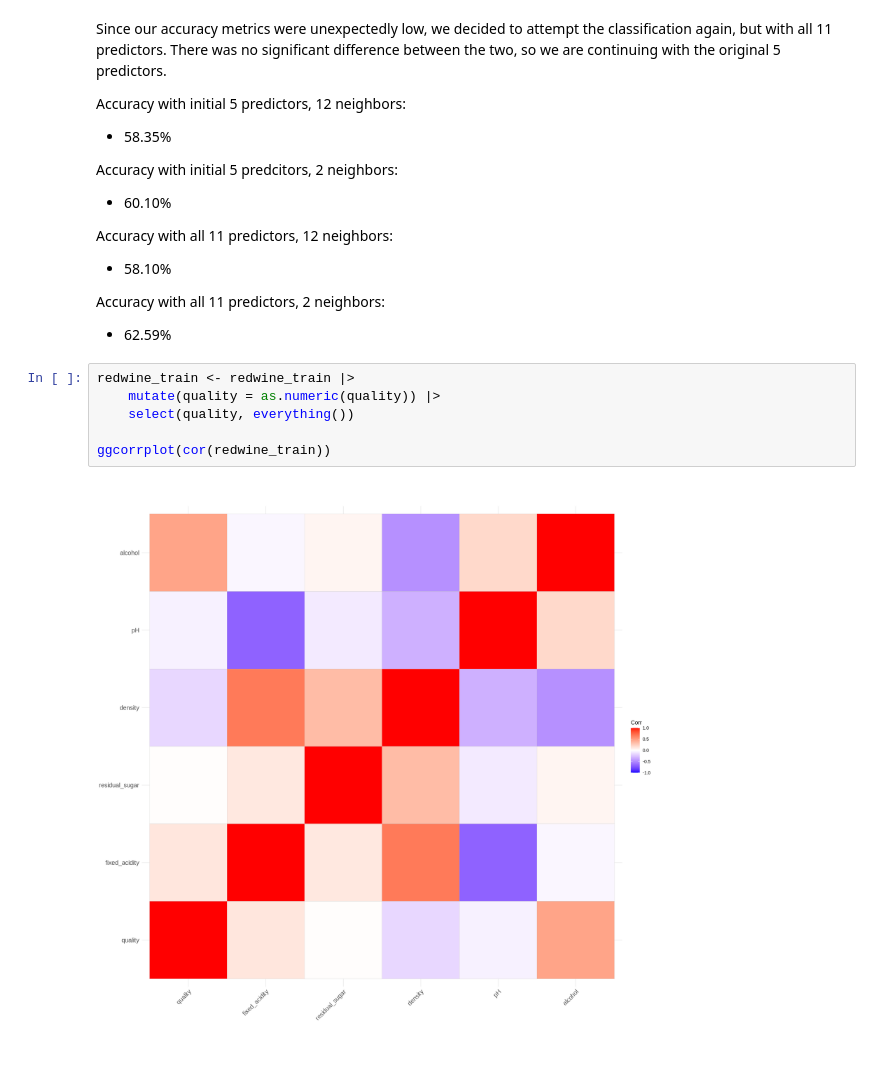
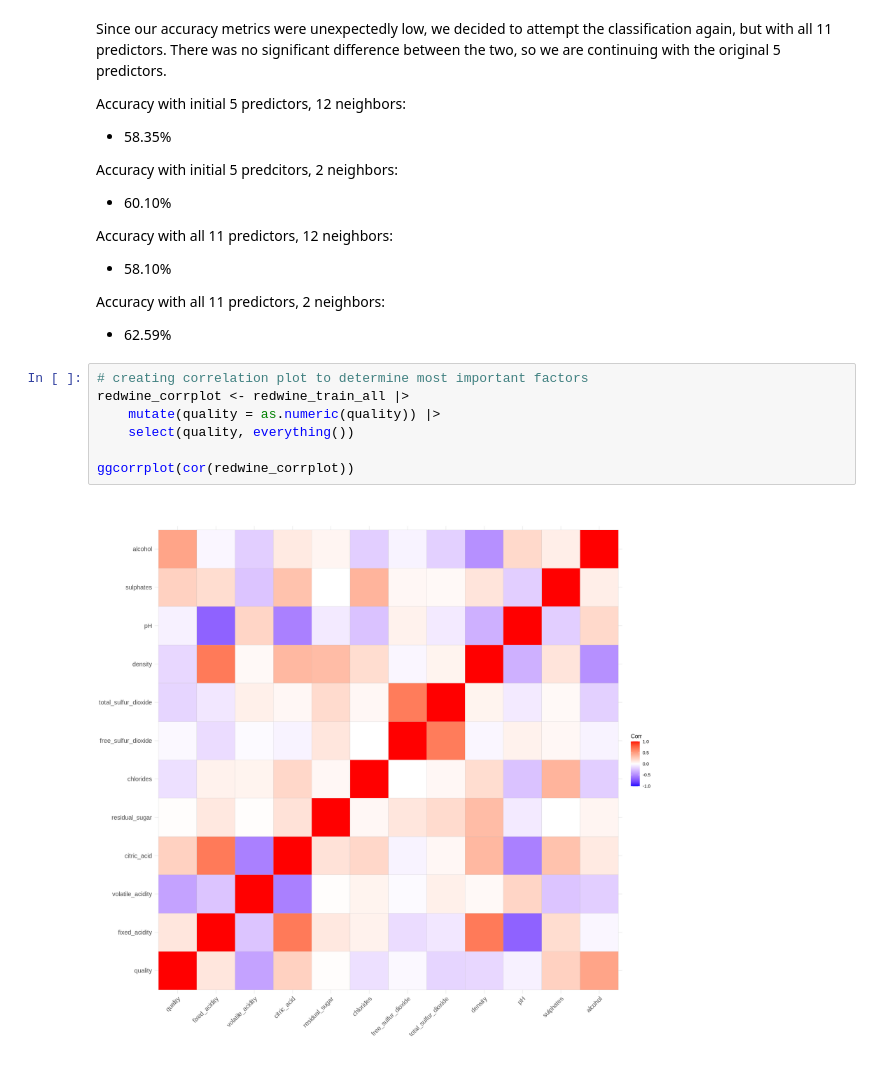
Before and after one commit to farazht/classifying-red-wine-quality, a Jupyter notebook: Group Report.ipynb, the cells around one changed output. Saved outputs shown, nothing was run; the diff lists cells and outputs as text.

Commit message:
finished correlation plot and added description

```diff
--- a/Group Report.ipynb
+++ b/Group Report.ipynb
@@ -256,11 +269,12 @@ Accuracy with all 11 predictors, 12 neighbors:
 
 Accuracy with all 11 predictors, 2 neighbors:
 * 62.59%
-# %%
-redwine_train <- redwine_train |>
-    mutate(quality = as.numeric(quality)) |>
-    select(quality, everything())
-
-ggcorrplot(cor(redwine_train))
-# %% [output]
-[figure, removed]
+# %%
+# creating correlation plot to determine most important factors
+redwine_corrplot <- redwine_train_all |>
+    mutate(quality = as.numeric(quality)) |>
+    select(quality, everything())
+
+ggcorrplot(cor(redwine_corrplot))
+# %% [output]
+[figure, added]
```
Also changed, not shown: parts of 3 cells of this notebook.
